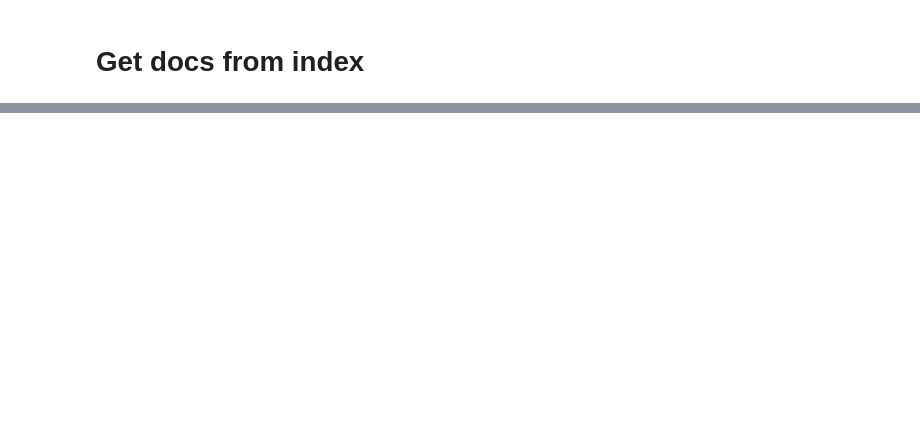
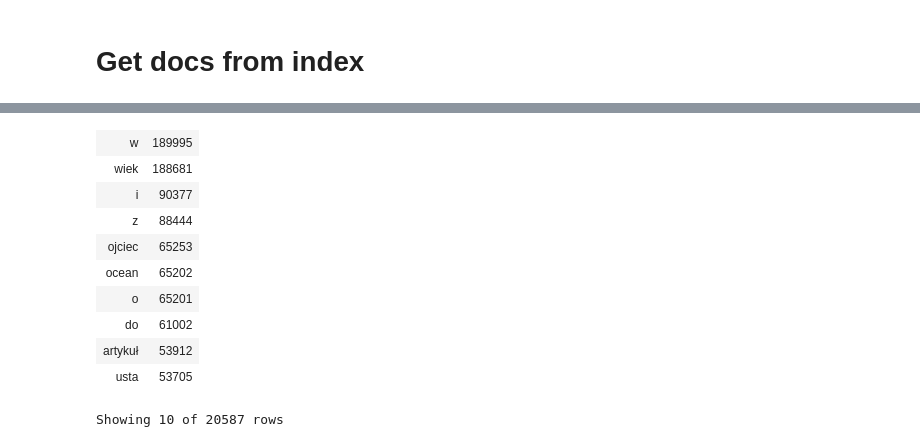
Before and after one commit to JakDar/nlp-lab-2019, a Jupyter notebook: lab3/Untitled.ipynb, the cells around one changed output, grey strips where cells are left out. Cells and saved outputs as stored; diff of their text form; code cells hidden in the pictures; blank space fills up the shorter version.

```diff
--- a/lab3/Untitled.ipynb
+++ b/lab3/Untitled.ipynb
@@ -32,0 +69,14 @@ def get_freqs(doc_id): #Sequence[Term,Ocurrences]
+# %%
+allIds.order_by(lambda x: -x[1])
+# %% [output]
+| w | 189995 |
+| wiek | 188681 |
+| i | 90377 |
+| z | 88444 |
+| ojciec | 65253 |
+| ocean | 65202 |
+| o | 65201 |
+| do | 61002 |
+| artykuł | 53912 |
+| usta | 53705 |
+Showing 10 of 20587 rows
```
Also changed, not shown: parts of 11 cells of this notebook, 1 other file.
